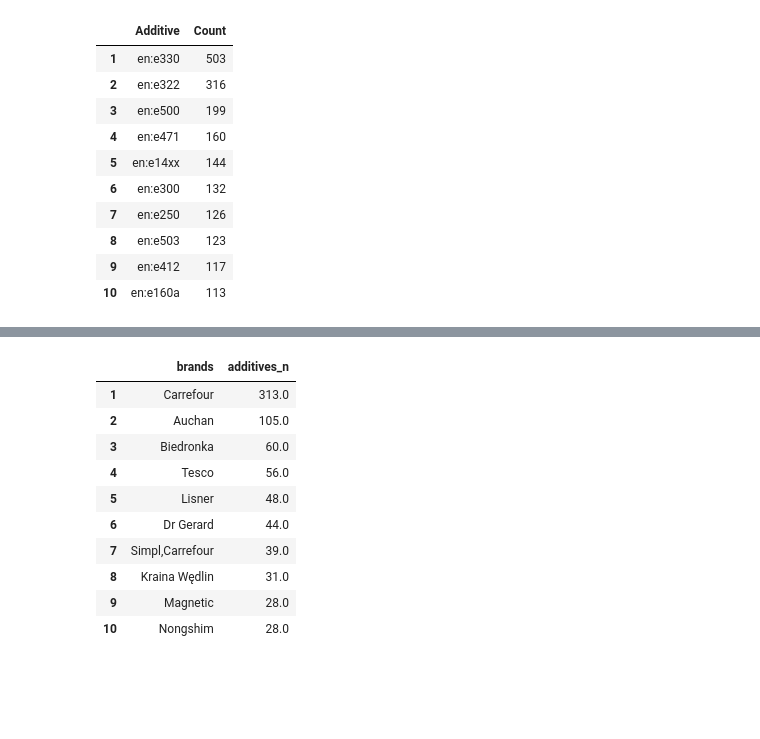
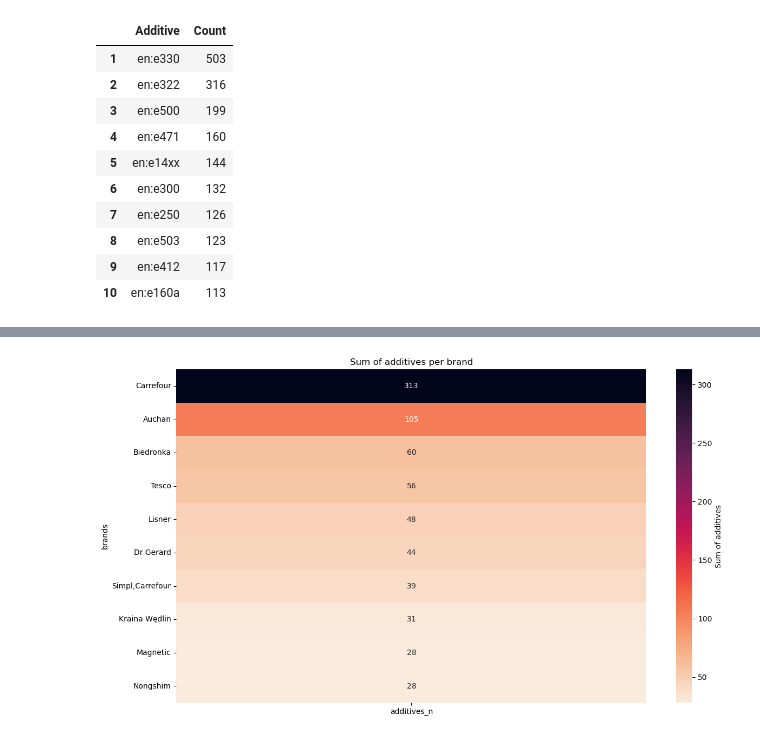
Before and after one commit to KacperWalkusz/Project-Healthy-Food-Analysis, a Jupyter notebook: Healthy food analysis.ipynb, the cells around one changed output, grey strips where cells are left out. Saved outputs shown, nothing was run; the diff lists cells and outputs as text; code cells hidden in the pictures; blank space fills up the shorter version.

```diff
--- a/Healthy food analysis.ipynb
+++ b/Healthy food analysis.ipynb
@@ -402,6 +753,7 @@ additives_count_df.head(10) # top 10 additives
 brand_additives_sum = PL_category_stores.groupby('brands')['additives_n'].sum().reset_index()
 # %%
-top_brands_additives = brand_additives_sum.sort_values(by='additives_n', ascending=False).head(10)
+top_brands_additives_by_sum = brand_additives_sum.sort_values(by='additives_n', ascending=False).head(10)
 # %%
-top_brands_additives = top_brands_additives.reset_index(drop=True)
-top_brands_additives.index = top_brands_additives.index + 1
+top_brands_additives_by_sum = top_brands_additives_by_sum.reset_index(drop=True)
+top_brands_additives_by_sum.index = top_brands_additives_by_sum.index + 1
+top_brands_additives_by_sum
@@ -408,14 +772,10 @@ top_brands_additives.index = top_brands_additives.index + 1
-# %%
-top_brands_additives
-# %% [output]
-|  | brands | additives_n |
-| 1 | Carrefour | 313.0 |
-| 2 | Auchan | 105.0 |
-| 3 | Biedronka | 60.0 |
-| 4 | Tesco | 56.0 |
-| 5 | Lisner | 48.0 |
-| 6 | Dr Gerard | 44.0 |
-| 7 | Simpl,Carrefour | 39.0 |
-| 8 | Kraina Wędlin | 31.0 |
-| 9 | Magnetic | 28.0 |
-| 10 | Nongshim | 28.0 |
+# %%
+plt.figure(figsize=(14, 8))
+sns.heatmap(
+    top_brands_additives_by_sum.set_index('brands'),
+    annot=True,fmt=".0f", cmap="rocket_r", cbar_kws={'label': 'Sum of additives'}
+)
+plt.title('Sum of additives per brand')
+plt.show()
+# %% [output]
+[figure, added]
```
Also changed, not shown: parts of 57 cells of this notebook.
